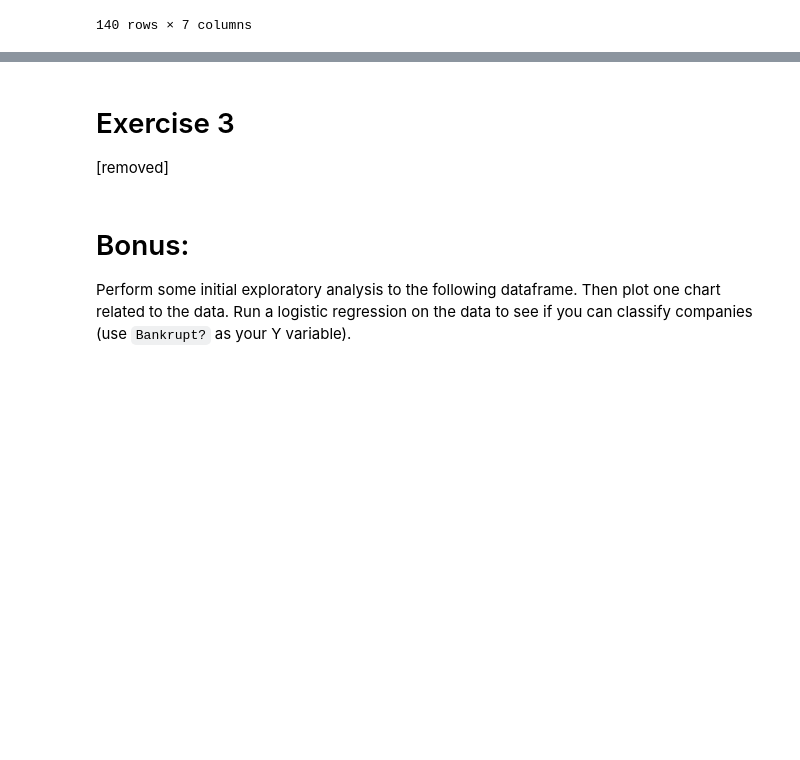
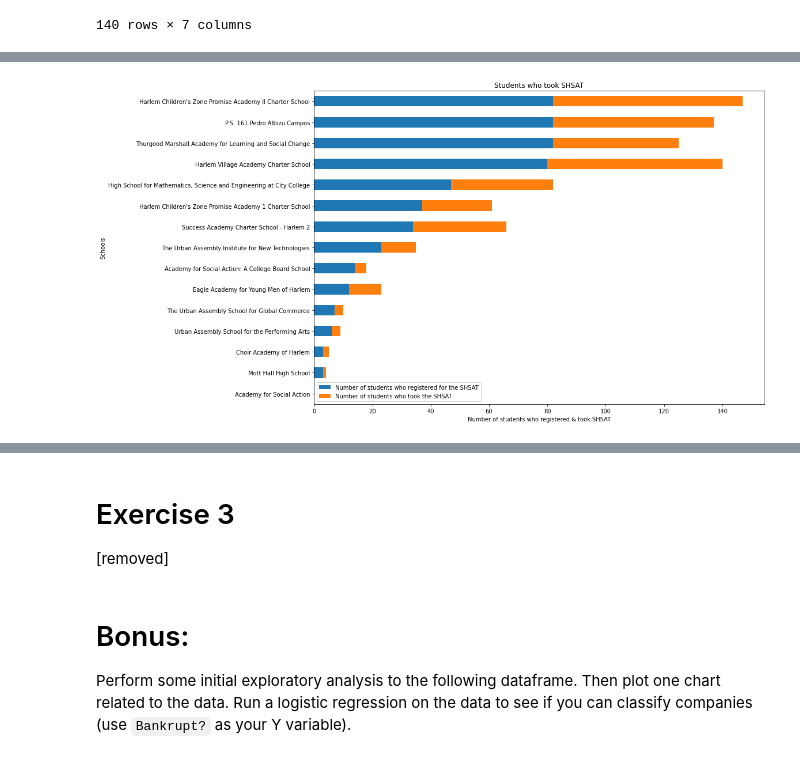
Before and after one commit to FaustoRosado/I2020_DS, a Jupyter notebook: week-023/week-23-lab.ipynb, the cells around one changed output, grey strips where cells are left out. Drawn from its saved outputs; the diff is of its cells as text; code cells hidden in the pictures; blank space fills up the shorter version.

```diff
--- a/week-023/week-23-lab.ipynb
+++ b/week-023/week-23-lab.ipynb
@@ -56,0 +134,8 @@ df
+# %%
+ax = df.groupby("School name")[["Number of students who registered for the SHSAT", "Number of students who took the SHSAT"]].sum().sort_values(by="Number of students who registered for the SHSAT", ascending=True)[:15].plot.barh(stacked=True, figsize=(14,10))
+ax.set_ylabel("Schools")
+ax.set_xlabel("Number of students who registered & took SHSAT")
+ax.set_title("Students who took SHSAT")
+plt.show()
+# %% [output]
+[figure, added]
```
Also changed, not shown: parts of 15 cells of this notebook.
